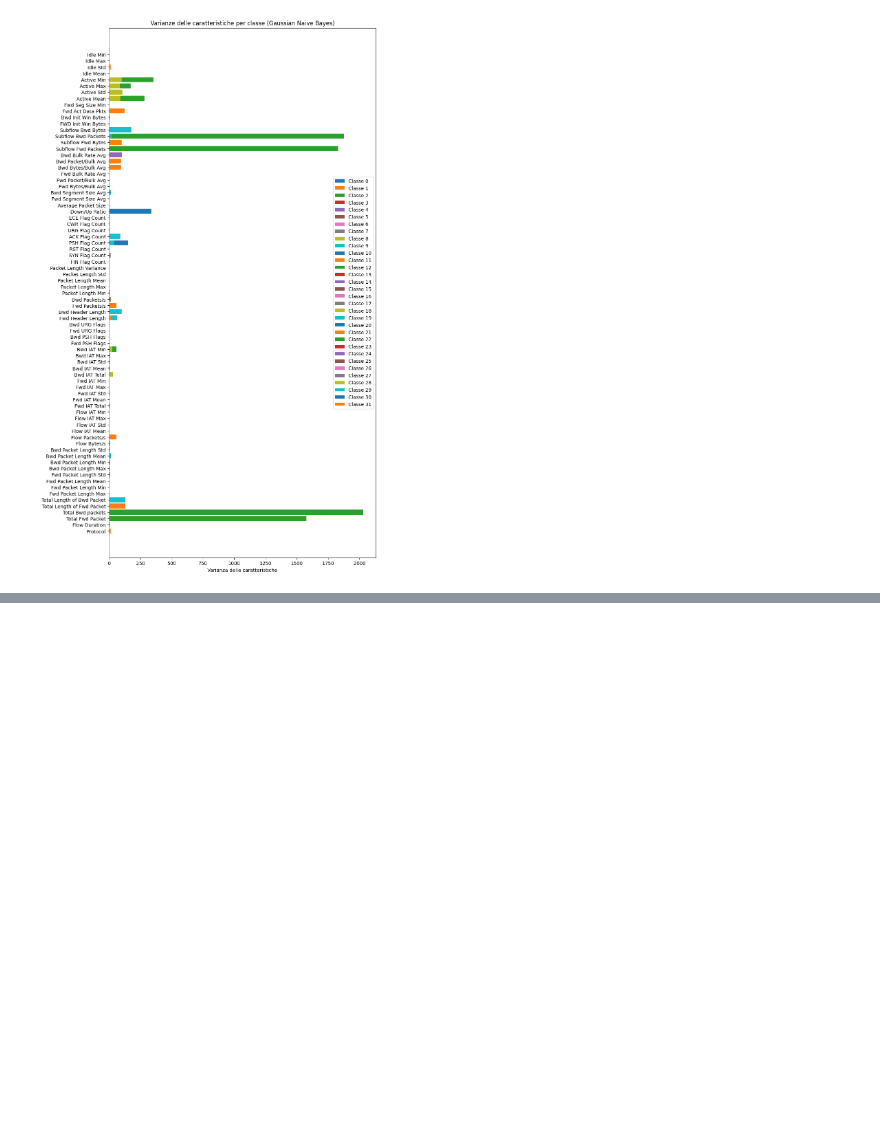
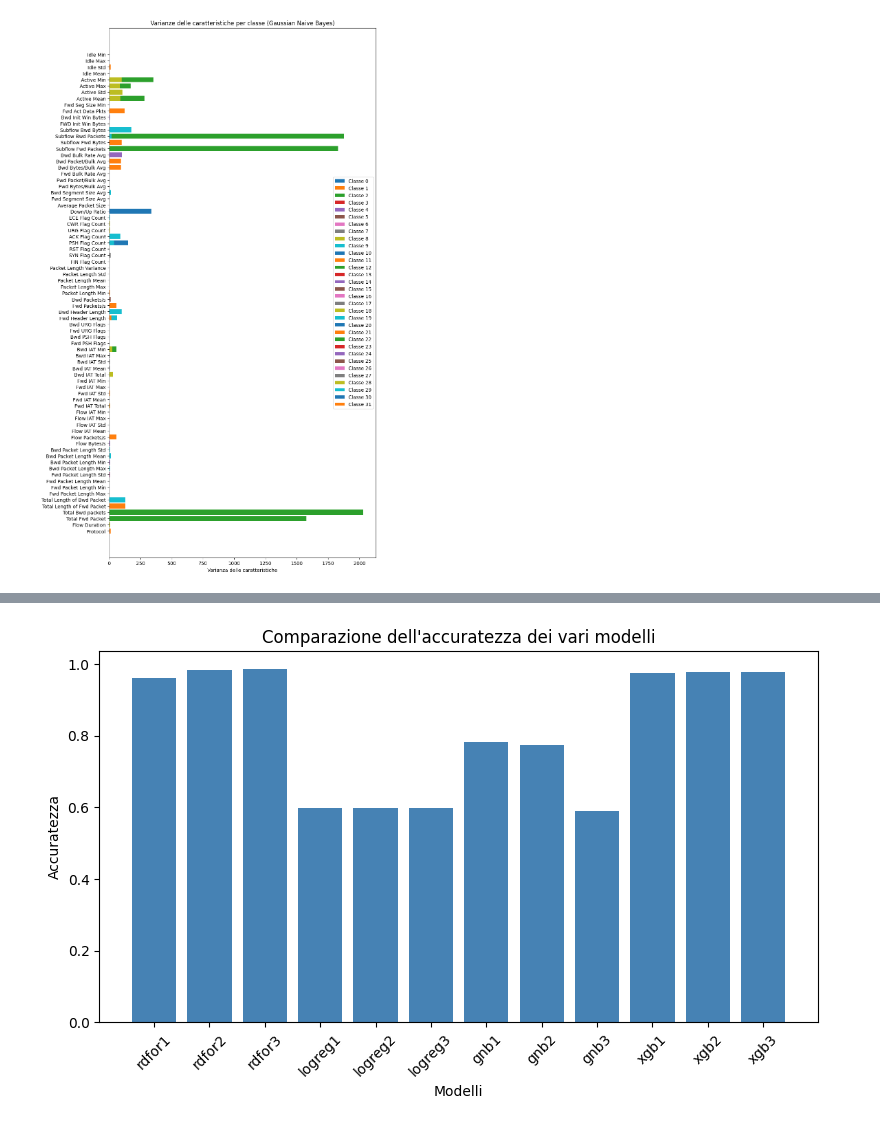
Before and after one commit to NicCasss/BigData, a Jupyter notebook: index.ipynb, the cells around one changed output, grey strips where cells are left out. Cells and saved outputs as stored; diff of their text form; code cells hidden in the pictures; blank space fills up the shorter version.

```diff
--- a/index.ipynb
+++ b/index.ipynb
@@ -562,0 +691,18 @@ weighted avg       0.98      0.98      0.98     15046
+# %%
+# Creazione DataFrame delle metriche
+metrics_df = pd.DataFrame({
+    'Model': list(accuracy_.keys()),
+    'Accuracy': list(accuracy_.values())
+})
+
+# Plot
+plt.figure(figsize=(8, 5))
+plt.bar(metrics_df['Model'], metrics_df['Accuracy'], color='steelblue')
+plt.xlabel('Modelli')
+plt.ylabel('Accuratezza')
+plt.title('Comparazione dell\'accuratezza dei vari modelli')
+plt.xticks(rotation=45)
+plt.tight_layout()
+plt.show()
+# %% [output]
+[figure, added]
```
Also changed, not shown: parts of 29 cells of this notebook.
